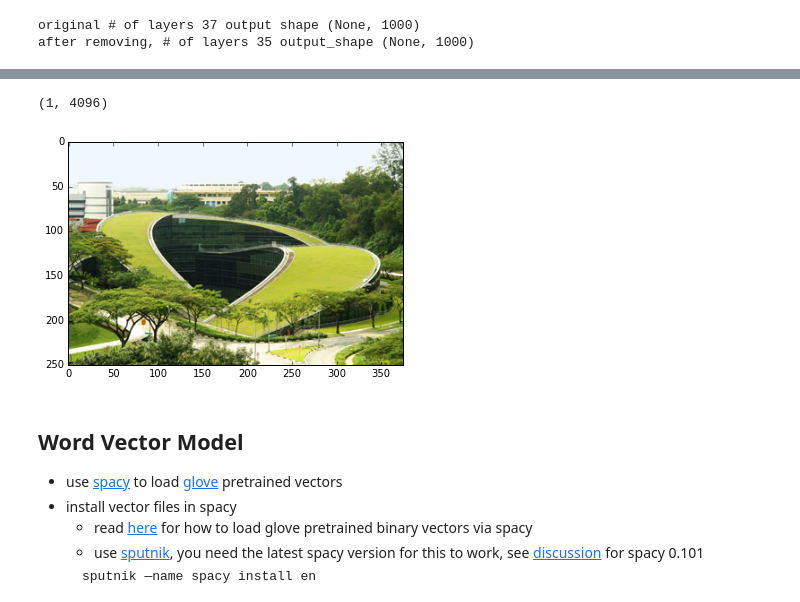
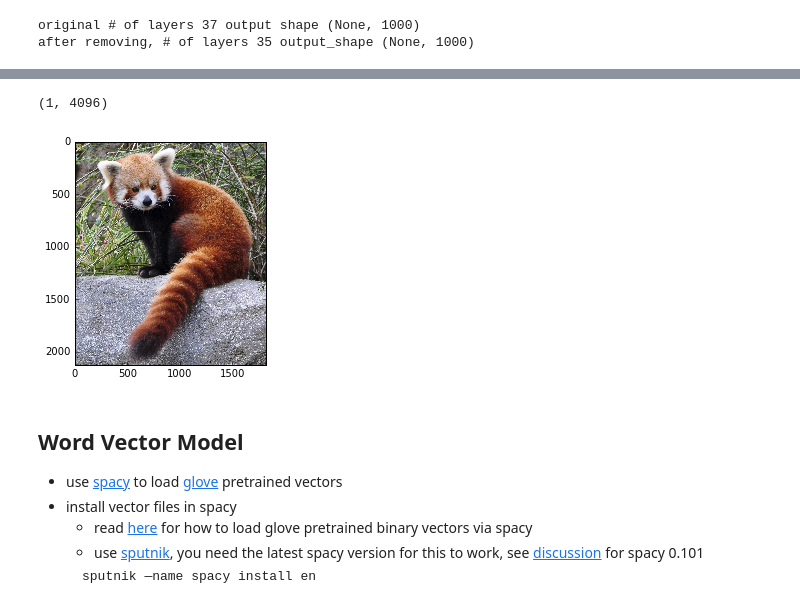
Before and after one commit to dolaameng/deeplearning-exploration, a Jupyter notebook: notebooks/USECASE - Visual Q & A by Keras.ipynb, the cells around one changed output, grey strips where cells are left out. Drawn from its saved outputs; the diff is of its cells as text; code cells hidden in the pictures.

```diff
--- a/notebooks/USECASE - Visual Q & A by Keras.ipynb
+++ b/notebooks/USECASE - Visual Q & A by Keras.ipynb
@@ -128,24 +131,32 @@ def img2vec(img):
     ## preprocessing
     img = imresize(img, (224, 224))
     img = img_as_ubyte(img).astype("float32")
-    img[:,:,0] -= 103.939
-    img[:,:,1] -= 116.779
-    img[:,:,2] -= 123.68
+
+    ## RGB to BGR
+    img = img[:, :, ::-1]
+
+    ## zero-centerized
+#     img[:,:,0] -= 103.939
+#     img[:,:,1] -= 116.779
+#     img[:,:,2] -= 123.68
+
+    ## theano format
     img = img.transpose((2, 0, 1))
 
     img_batch = np.expand_dims(img, axis = 0)
-
+#     class_labels = open("../data/caffe_ilsvrc12/synset_words.txt").readlines()
+#     print class_labels[image_model.predict_classes(img_batch)[0]]
     vec = image_model.predict(img_batch)
     return vec
 # %%
-url = "http://www.ntu.edu.sg/AboutNTU/CorporateInfo/PublishingImages/Art-Design-and-Media-Building_web.jpg"
+url = "http://www.beardsleyzoo.com/wp-content/uploads/2015/10/Red-Panda-Outside.jpg"
 img = imread(url)
 plt.imshow(img)
-vec = img2vec(img)
-vec.shape
+img_vec = img2vec(img)
+img_vec.shape
 # %% [output]
 (1, 4096)
-[figure, old version]
+[figure, new version]
 # %% [markdown]
 ## Word Vector Model
 - use [spacy](https://spacy.io/) to load [glove](http://nlp.stanford.edu/projects/glove/) pretrained vectors
```
Also changed, not shown: parts of 19 cells of this notebook.
